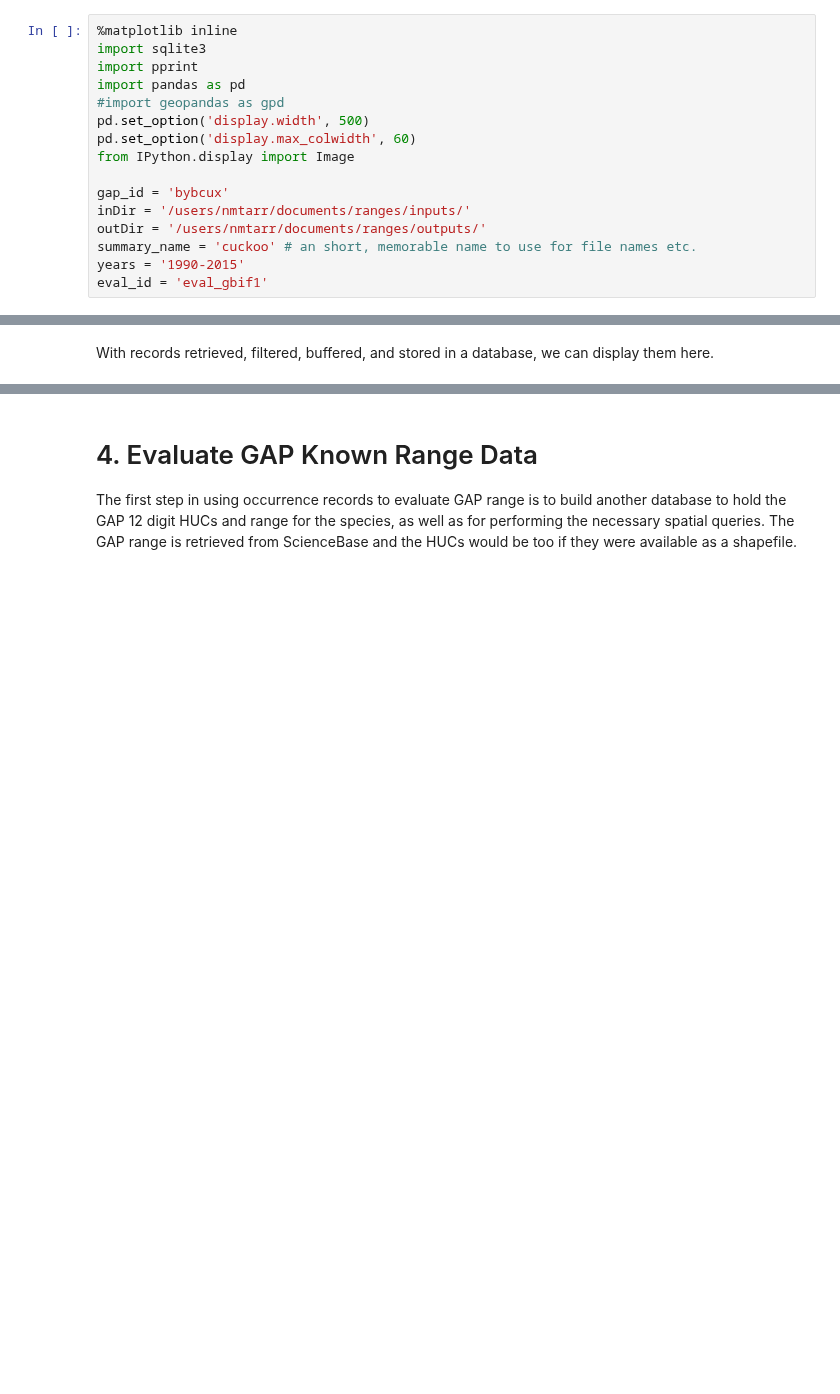
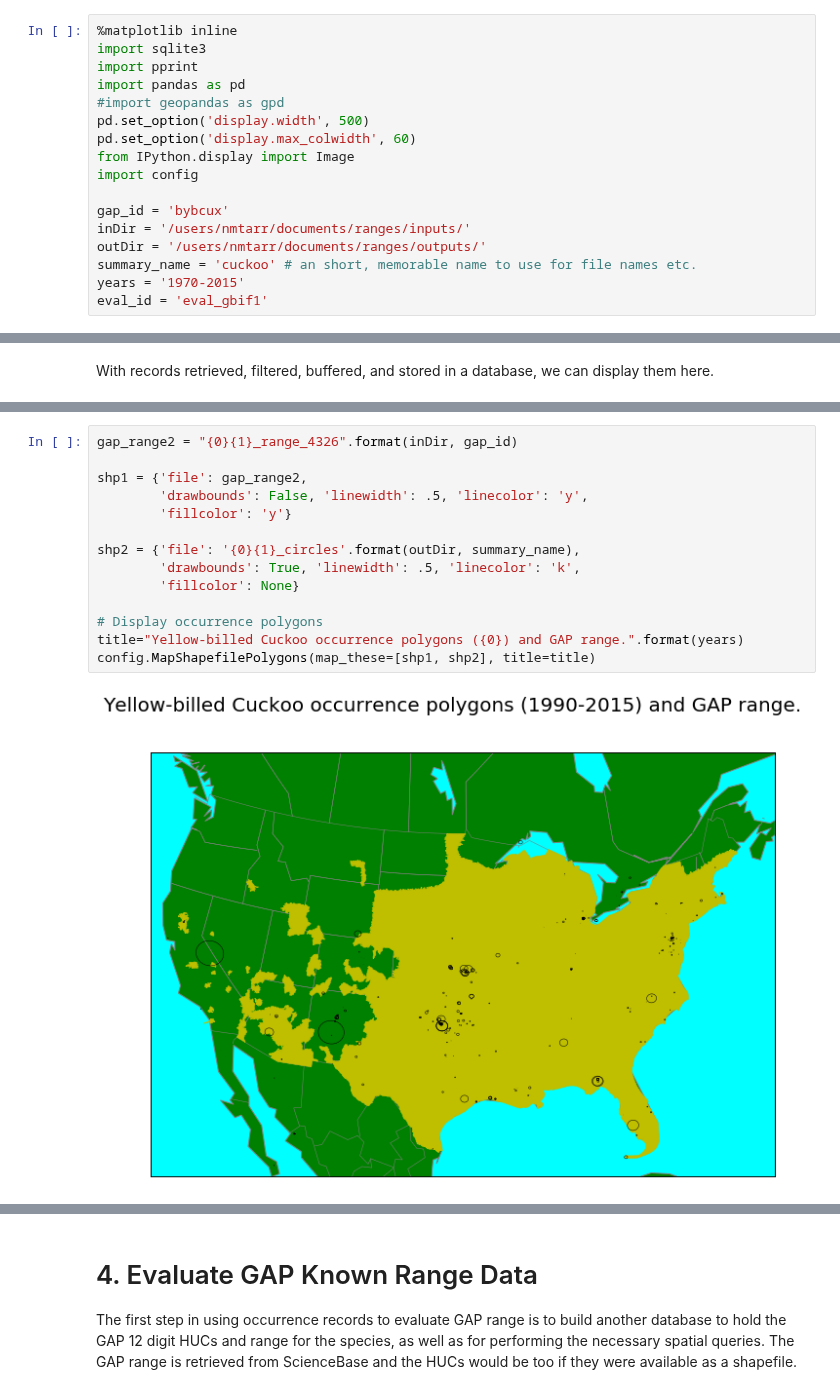
Before and after one commit to ncbirdconservation/NCBA, a Jupyter notebook: Demonstration.ipynb, the cells around one changed output, grey strips where cells are left out. Saved outputs shown, nothing was run; the diff lists cells and outputs as text; blank space fills up the shorter version.

Commit message:
Replaced code in notebook with map shapefile function in config.py.

```diff
--- a/Demonstration.ipynb
+++ b/Demonstration.ipynb
@@ -32,12 +32,13 @@ import pandas as pd
 pd.set_option('display.width', 500)
 pd.set_option('display.max_colwidth', 60)
 from IPython.display import Image
+import config
 
 gap_id = 'bybcux'
 inDir = '/users/nmtarr/documents/ranges/inputs/'
 outDir = '/users/nmtarr/documents/ranges/outputs/'
 summary_name = 'cuckoo' # an short, memorable name to use for file names etc.
-years = '1990-2015'
+years = '1970-2015'
 eval_id = 'eval_gbif1'
 # %% [markdown]
 ## 1. Range Evaluation Parameter Database
@@ -168,0 +112,16 @@ Text(0.5, 0.98, 'Yellow-billed Cuckoo occurrence polygons (1990-2015) and GAP ra
+# %%
+gap_range2 = "{0}{1}_range_4326".format(inDir, gap_id)
+
+shp1 = {'file': gap_range2,
+        'drawbounds': False, 'linewidth': .5, 'linecolor': 'y',
+        'fillcolor': 'y'}
+
+shp2 = {'file': '{0}{1}_circles'.format(outDir, summary_name),
+        'drawbounds': True, 'linewidth': .5, 'linecolor': 'k',
+        'fillcolor': None}
+
+# Display occurrence polygons
+title="Yellow-billed Cuckoo occurrence polygons ({0}) and GAP range.".format(years)
+config.MapShapefilePolygons(map_these=[shp1, shp2], title=title)
+# %% [output]
+[figure, added]
```
Also changed, not shown: parts of 7 cells of this notebook, 1 other file.
